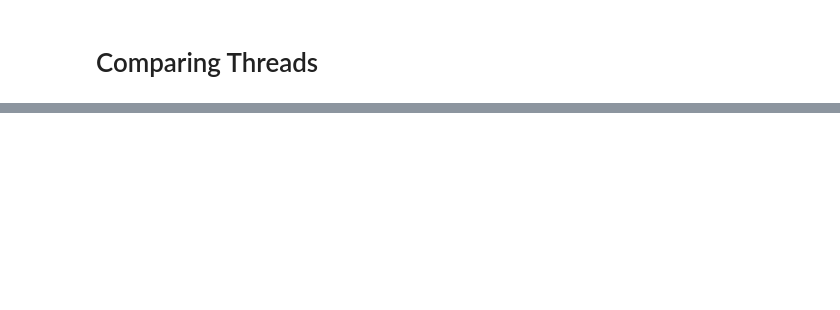
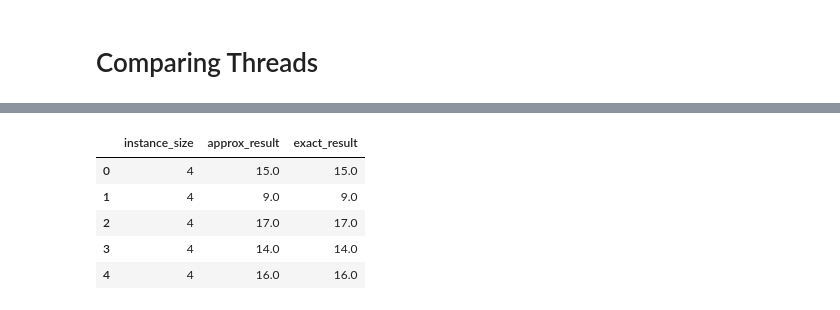
Before and after one commit to jakubjanak2004/TravellingSalesmanSolver, a Jupyter notebook: data_analysis/solver_comparision.ipynb, the cells around one changed output, grey strips where cells are left out. Saved outputs shown, nothing was run; the diff lists cells and outputs as text; code cells hidden in the pictures; blank space fills up the shorter version.

```diff
--- a/data_analysis/solver_comparision.ipynb
+++ b/data_analysis/solver_comparision.ipynb
@@ -195,0 +209,9 @@ plt.show()
+# %%
+approx_exact_comp.head()
+# %% [output]
+|  | instance_size | approx_result | exact_result |
+| 0 | 4 | 15.0 | 15.0 |
+| 1 | 4 | 9.0 | 9.0 |
+| 2 | 4 | 17.0 | 17.0 |
+| 3 | 4 | 14.0 | 14.0 |
+| 4 | 4 | 16.0 | 16.0 |
```
Also changed, not shown: parts of 18 cells of this notebook, 5 other files.
